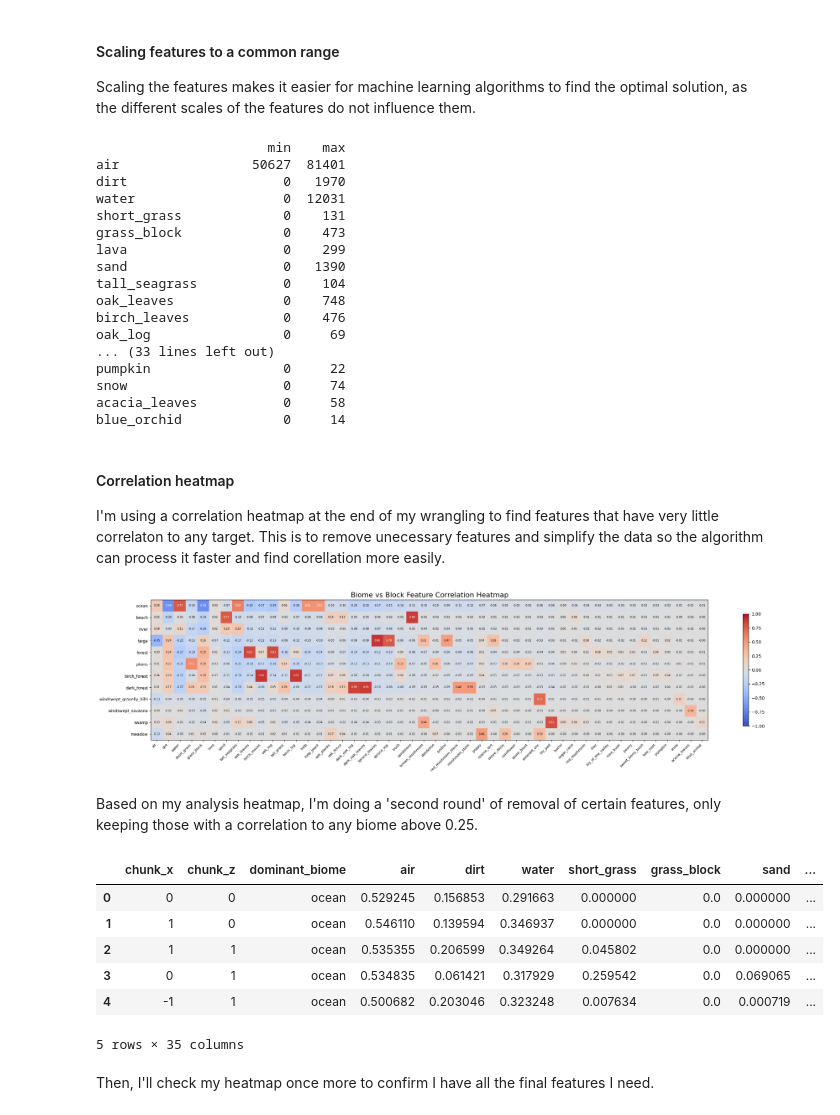
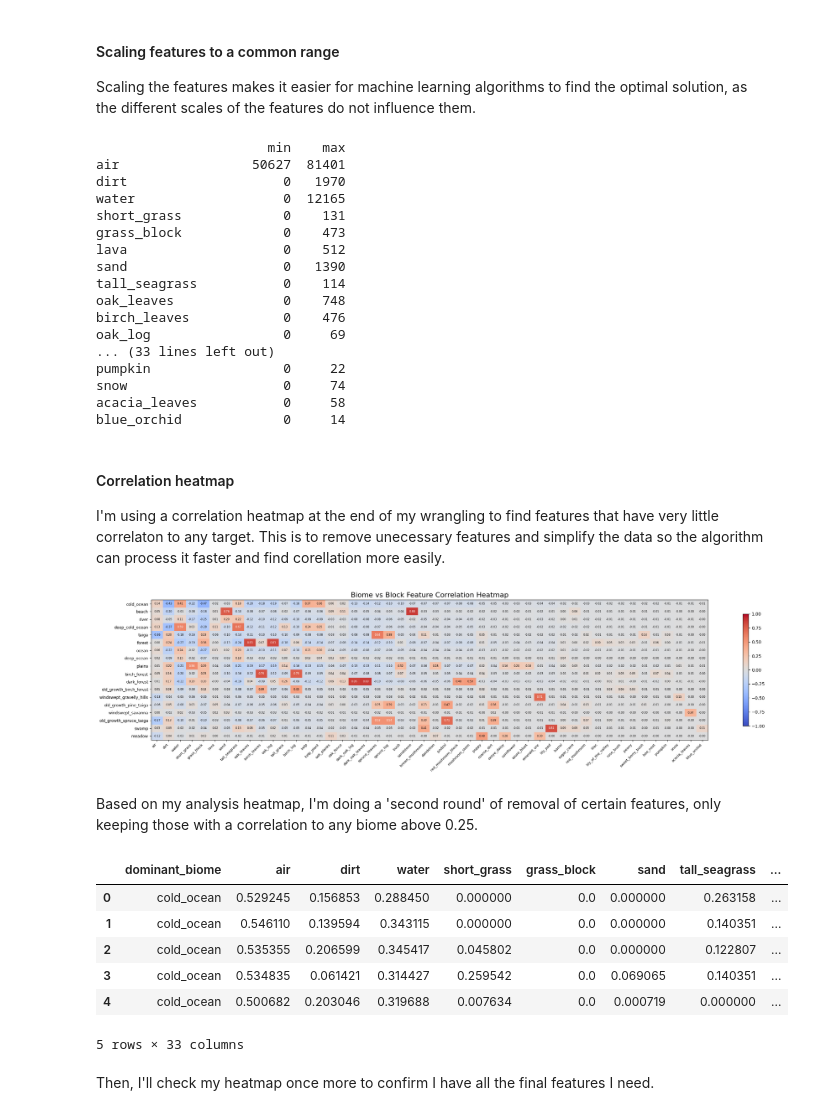
Before and after one commit to TempeHS/2026SE_MLOPSTask_Jasper.L, a Jupyter notebook: 2.Model_Development/2.1.Data_Wrangling/2.1.2.data_wrangling.ipynb, the cells around one changed output. Cells and saved outputs as stored; diff of their text form; code cells hidden in the pictures.

```diff
--- a/2.Model_Development/2.1.Data_Wrangling/2.1.2.data_wrangling.ipynb
+++ b/2.Model_Development/2.1.Data_Wrangling/2.1.2.data_wrangling.ipynb
@@ -80,11 +61,0 @@ Length: 18, dtype: str
-# %%
-data_frame['dominant_biome'] = data_frame['dominant_biome'].apply(
-    lambda biome: 'ocean' if 'ocean' in biome else biome
-)
-data_frame["dominant_biome"] = data_frame["dominant_biome"].apply(
-    lambda biome: "taiga" if "taiga" in biome else biome
-)
-data_frame["dominant_biome"] = data_frame["dominant_biome"].apply(
-    lambda biome: "birch_forest" if "birch_forest" in biome else biome
-)
-data_frame["dominant_biome"].unique()
@@ -331,12 +291,12 @@ print(scaling_df.to_string())
                       min    max
 air                 50627  81401
 dirt                    0   1970
-water                   0  12031
+water                   0  12165
 short_grass             0    131
 grass_block             0    473
-lava                    0    299
+lava                    0    512
 sand                    0   1390
-tall_seagrass           0    104
+tall_seagrass           0    114
 oak_leaves              0    748
 birch_leaves            0    476
 oak_log                 0     69
@@ -399,13 +359,11 @@ ax.set_title("Biome vs Block Feature Correlation Heatmap", fontsize=16)
 plt.tight_layout()
 plt.show()
 # %% [output]
-[figure, old version]
+[figure, new version]
 # %% [markdown]
 Based on my analysis heatmap, I'm doing a 'second round' of removal of certain features, only keeping those with a correlation to any biome above 0.25.
 # %%
 columns_to_keep = [
-    "chunk_x",
-    "chunk_z",
     "dominant_biome",
     "air",
     "dirt",
@@ -417,40 +375,40 @@ columns_to_keep = [
     "oak_leaves",
     "birch_leaves",
     "oak_log",
     "tall_grass",
     "birch_log",
     "kelp",
     "kelp_plant",
     "dark_oak_log",
     "dark_oak_leaves",
     "spruce_leaves",
     "spruce_log",
     "bush",
     "sandstone",
     "brown_mushroom",
     "dandelion",
     "podzol",
     "red_mushroom_block",
     "mushroom_stem",
     "poppy",
     "coarse_dirt",
     "oxeye_daisy",
     "emerald_ore",
     "lily_pad",
     "snow",
     "acacia_leaves",
 ]
 
 data_frame = data_frame[columns_to_keep]
 data_frame.head()
 # %% [output]
-|  | chunk_x | chunk_z | dominant_biome | air | dirt | water | short_grass | grass_block | sand | ... |
-| 0 | 0 | 0 | ocean | 0.529245 | 0.156853 | 0.291663 | 0.000000 | 0.0 | 0.000000 | ... |
-| 1 | 1 | 0 | ocean | 0.546110 | 0.139594 | 0.346937 | 0.000000 | 0.0 | 0.000000 | ... |
-| 2 | 1 | 1 | ocean | 0.535355 | 0.206599 | 0.349264 | 0.045802 | 0.0 | 0.000000 | ... |
-| 3 | 0 | 1 | ocean | 0.534835 | 0.061421 | 0.317929 | 0.259542 | 0.0 | 0.069065 | ... |
-| 4 | -1 | 1 | ocean | 0.500682 | 0.203046 | 0.323248 | 0.007634 | 0.0 | 0.000719 | ... |
+|  | dominant_biome | air | dirt | water | short_grass | grass_block | sand | tall_seagrass | ... |
+| 0 | cold_ocean | 0.529245 | 0.156853 | 0.288450 | 0.000000 | 0.0 | 0.000000 | 0.263158 | ... |
+| 1 | cold_ocean | 0.546110 | 0.139594 | 0.343115 | 0.000000 | 0.0 | 0.000000 | 0.140351 | ... |
+| 2 | cold_ocean | 0.535355 | 0.206599 | 0.345417 | 0.045802 | 0.0 | 0.000000 | 0.122807 | ... |
+| 3 | cold_ocean | 0.534835 | 0.061421 | 0.314427 | 0.259542 | 0.0 | 0.069065 | 0.140351 | ... |
+| 4 | cold_ocean | 0.500682 | 0.203046 | 0.319688 | 0.007634 | 0.0 | 0.000719 | 0.000000 | ... |
-5 rows × 35 columns
+5 rows × 33 columns
 # %% [markdown]
 Then, I'll check my heatmap once more to confirm I have all the final features I need.
 # %%
```
Also changed, not shown: parts of 7 cells of this notebook, 8 other files.
